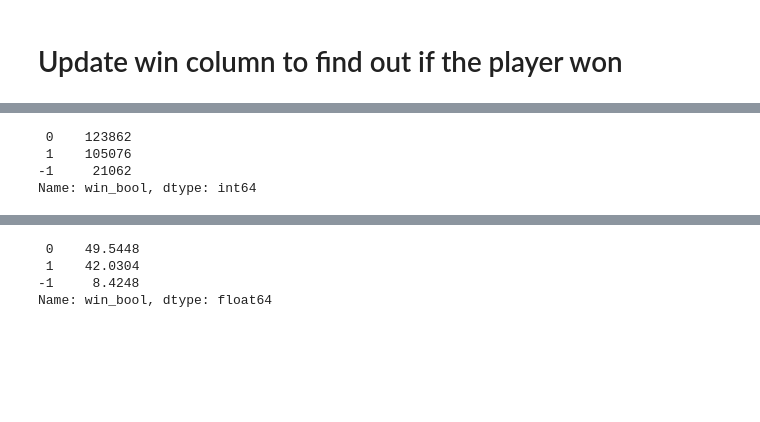
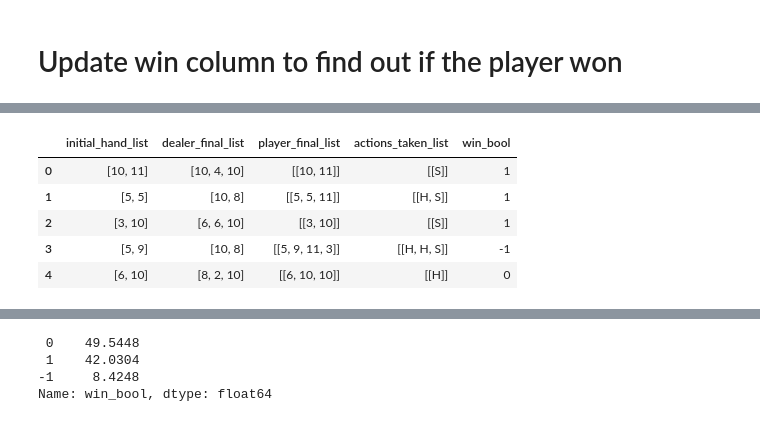
Before and after one commit to Jhwee2/Blackjack, a Jupyter notebook: blackjack.ipynb, the cells around one changed output, grey strips where cells are left out. Saved outputs shown, nothing was run; the diff lists cells and outputs as text; code cells hidden in the pictures; blank space fills up the shorter version.

```diff
--- a/blackjack.ipynb
+++ b/blackjack.ipynb
@@ -184,7 +187,9 @@ df_cleaned
-# %%
-df_cleaned['win_bool'].value_counts()
-# %% [output]
- 0    123862
- 1    105076
--1     21062
-Name: win_bool, dtype: int64
+# %%
+df_cleaned.head()
+# %% [output]
+|  | initial_hand_list | dealer_final_list | player_final_list | actions_taken_list | win_bool |
+| 0 | [10, 11] | [10, 4, 10] | [[10, 11]] | [[S]] | 1 |
+| 1 | [5, 5] | [10, 8] | [[5, 5, 11]] | [[H, S]] | 1 |
+| 2 | [3, 10] | [6, 6, 10] | [[3, 10]] | [[S]] | 1 |
+| 3 | [5, 9] | [10, 8] | [[5, 9, 11, 3]] | [[H, H, S]] | -1 |
+| 4 | [6, 10] | [8, 2, 10] | [[6, 10, 10]] | [[H]] | 0 |
```
Also changed, not shown: parts of 6 cells of this notebook.
